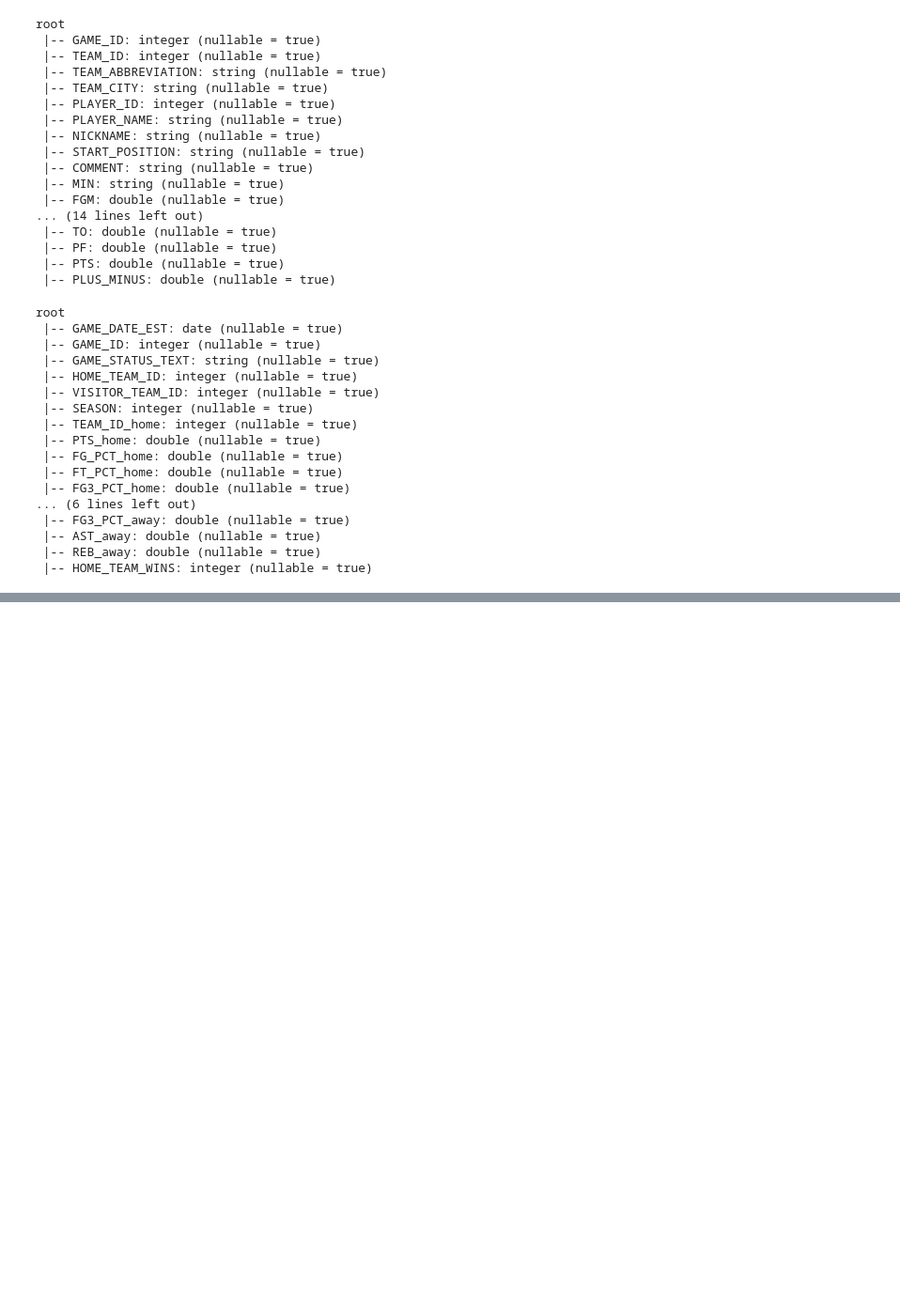
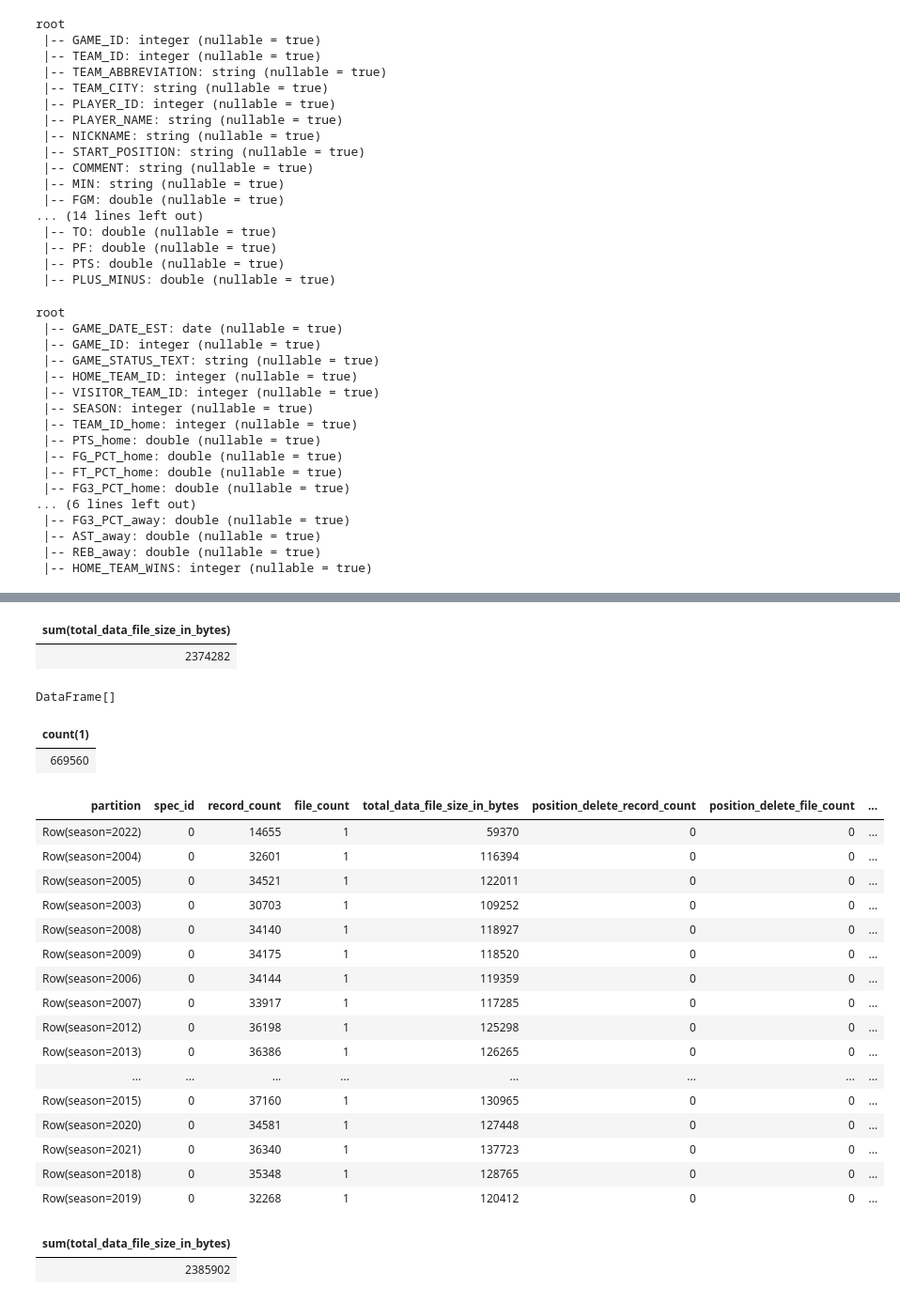
Before and after one commit to sancara/apacheiceberg, a Jupyter notebook: notebooks/nba_demo_iceberg.ipynb, the cells around one changed output, grey strips where cells are left out. Shown: that part at 94% size. Saved outputs shown, nothing was run; the diff lists cells and outputs as text; code cells hidden in the pictures; blank space fills up the shorter version.

```diff
--- a/notebooks/nba_demo_iceberg.ipynb
+++ b/notebooks/nba_demo_iceberg.ipynb
@@ -117,0 +92,29 @@ SELECT * from demoTryo.nba_games.partitions
+# %%
+%%sql
+SELECT SUM(total_data_file_size_in_bytes)
+FROM tryo.nba_games.partitions
+# %% [output]
+| sum(total_data_file_size_in_bytes) |
+| 2374282 |
+# %%
+spark.sql("""
+    CREATE OR REPLACE TABLE tryo.nba_game_details_sorted (
+        player_name STRING,
+        team_abb STRING,
+        points DOUBLE,
+        rebounds DOUBLE,
+        steals DOUBLE,
+        assists DOUBLE,
+        game_id BIGINT,
+        season INTEGER,
+        game_date DATE
+    )
+    USING iceberg
+    PARTITIONED BY (season)
+    TBLPROPERTIES (
+        'write.format.default' = 'parquet',
+        'write.sort-order' = 'player_name, game_id'
+    )
+""")
+# %% [output]
+DataFrame[]
@@ -117,0 +123,33 @@ SELECT * from demoTryo.nba_games.partitions
+# %%
+%%sql
+SELECT COUNT(*) FROM tryo.nba_game_details_sorted
+# %% [output]
+| count(1) |
+| 669560 |
+# %%
+%%sql
+SELECT * FROM tryo.nba_game_details_sorted.partitions
+# %% [output]
+| partition | spec_id | record_count | file_count | total_data_file_size_in_bytes | position_delete_record_count | position_delete_file_count | ... |
+| Row(season=2022) | 0 | 14655 | 1 | 59370 | 0 | 0 | ... |
+| Row(season=2004) | 0 | 32601 | 1 | 116394 | 0 | 0 | ... |
+| Row(season=2005) | 0 | 34521 | 1 | 122011 | 0 | 0 | ... |
+| Row(season=2003) | 0 | 30703 | 1 | 109252 | 0 | 0 | ... |
+| Row(season=2008) | 0 | 34140 | 1 | 118927 | 0 | 0 | ... |
+| Row(season=2009) | 0 | 34175 | 1 | 118520 | 0 | 0 | ... |
+| Row(season=2006) | 0 | 34144 | 1 | 119359 | 0 | 0 | ... |
+| Row(season=2007) | 0 | 33917 | 1 | 117285 | 0 | 0 | ... |
+| Row(season=2012) | 0 | 36198 | 1 | 125298 | 0 | 0 | ... |
+| Row(season=2013) | 0 | 36386 | 1 | 126265 | 0 | 0 | ... |
+| ... | ... | ... | ... | ... | ... | ... | ... |
+| Row(season=2015) | 0 | 37160 | 1 | 130965 | 0 | 0 | ... |
+| Row(season=2020) | 0 | 34581 | 1 | 127448 | 0 | 0 | ... |
+| Row(season=2021) | 0 | 36340 | 1 | 137723 | 0 | 0 | ... |
+| Row(season=2018) | 0 | 35348 | 1 | 128765 | 0 | 0 | ... |
+| Row(season=2019) | 0 | 32268 | 1 | 120412 | 0 | 0 | ... |
+# %%
+%%sql
+SELECT SUM(total_data_file_size_in_bytes) FROM tryo.nba_game_details_sorted.partitions
+# %% [output]
+| sum(total_data_file_size_in_bytes) |
+| 2385902 |
```
Also changed, not shown: parts of 45 cells of this notebook, 7 other files.
